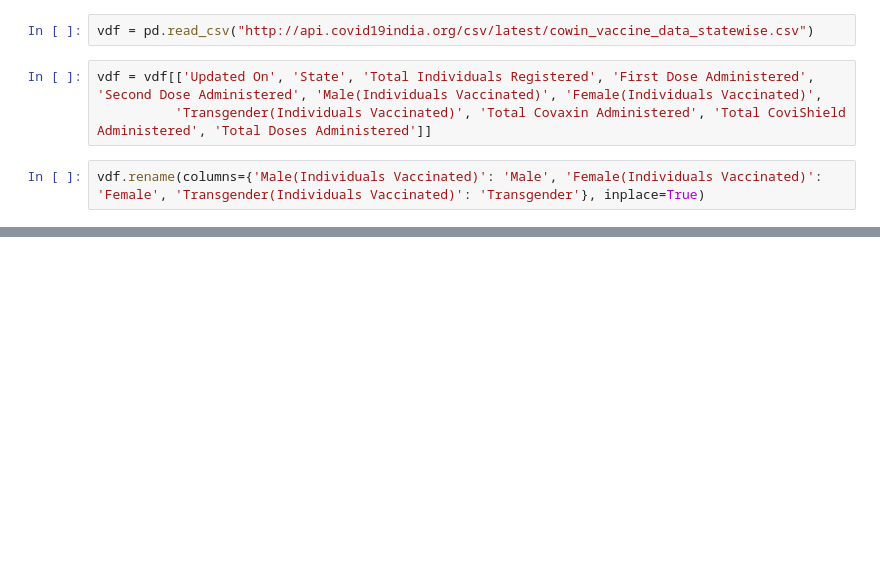
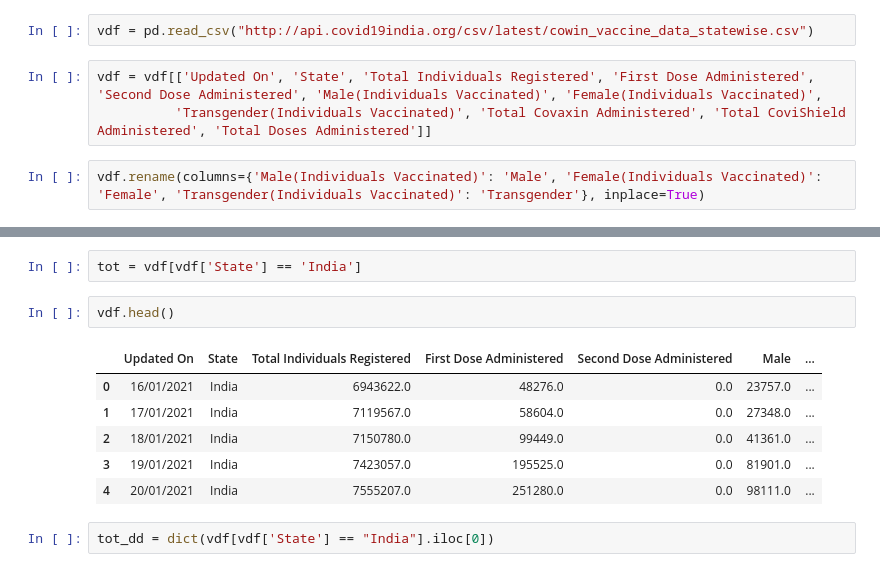
Before and after one commit to eeshsingh123/Covid19_Analysis, a Jupyter notebook: concepts/new_data_source_try/data_collection_and_cleaning.ipynb, the cells around one changed output, grey strips where cells are left out. Drawn from its saved outputs; the diff is of its cells as text; blank space fills up the shorter version.

```diff
--- a/concepts/new_data_source_try/data_collection_and_cleaning.ipynb
+++ b/concepts/new_data_source_try/data_collection_and_cleaning.ipynb
@@ -302,0 +212,13 @@ Name: category, dtype: object
+# %%
+tot = vdf[vdf['State'] == 'India']
+# %%
+vdf.head()
+# %% [output]
+|  | Updated On | State | Total Individuals Registered | First Dose Administered | Second Dose Administered | Male | ... |
+| 0 | 16/01/2021 | India | 6943622.0 | 48276.0 | 0.0 | 23757.0 | ... |
+| 1 | 17/01/2021 | India | 7119567.0 | 58604.0 | 0.0 | 27348.0 | ... |
+| 2 | 18/01/2021 | India | 7150780.0 | 99449.0 | 0.0 | 41361.0 | ... |
+| 3 | 19/01/2021 | India | 7423057.0 | 195525.0 | 0.0 | 81901.0 | ... |
+| 4 | 20/01/2021 | India | 7555207.0 | 251280.0 | 0.0 | 98111.0 | ... |
+# %%
+tot_dd = dict(vdf[vdf['State'] == "India"].iloc[0])
```
Also changed, not shown: parts of 34 cells of this notebook, 10 other files.
